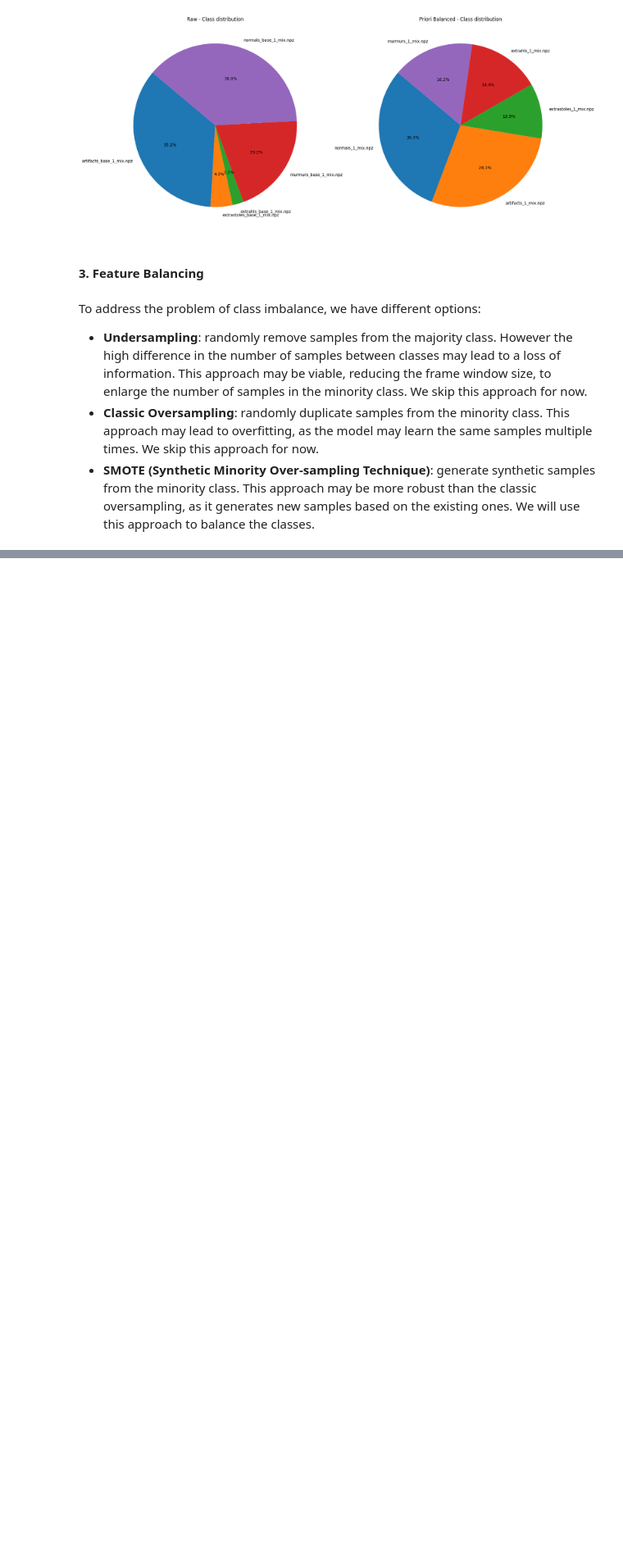
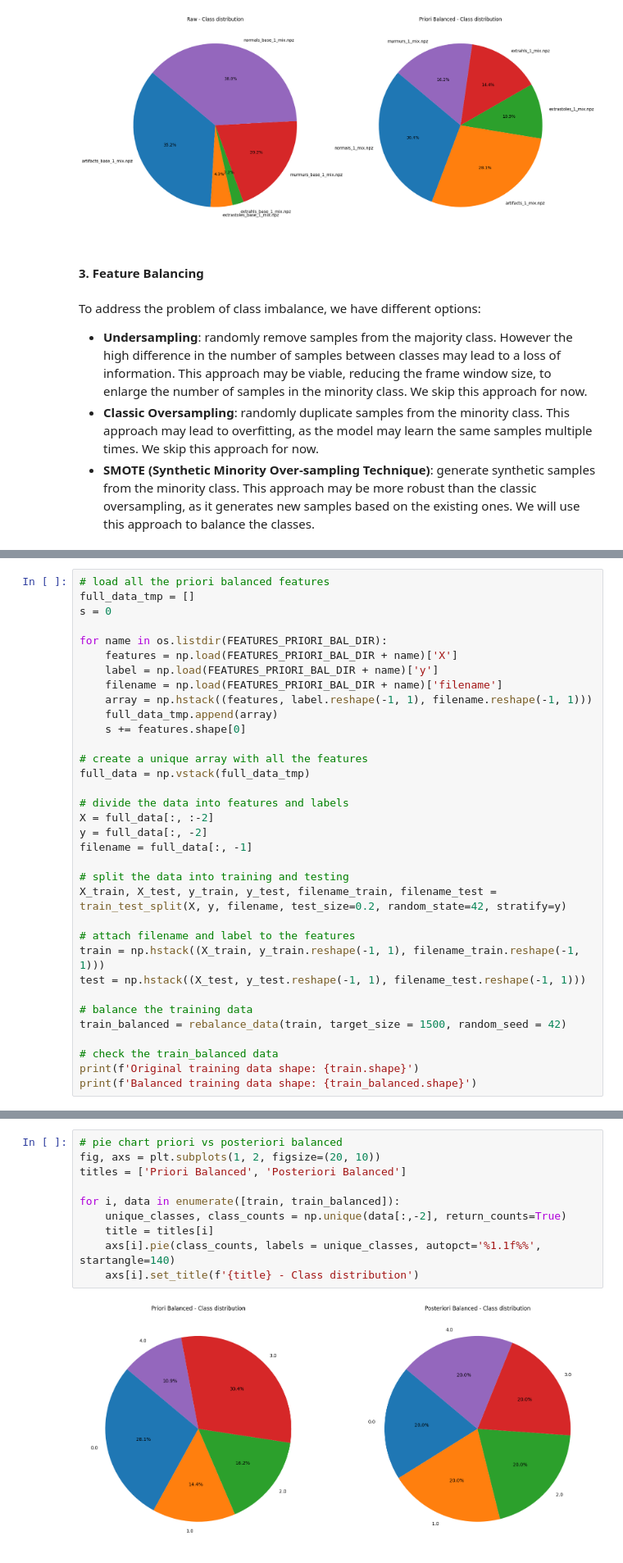
Before and after one commit to DavideLigari01/advanced-biomedical-project, a Jupyter notebook: notebooks/posteriori_balancing.ipynb, the cells around one changed output, grey strips where cells are left out. Shown at 82% size. Cells and saved outputs as stored; diff of their text form; blank space fills up the shorter version.

Commit message:
posteriori

```diff
--- a/notebooks/posteriori_balancing.ipynb
+++ b/notebooks/posteriori_balancing.ipynb
@@ -140,0 +156,34 @@ def rebalance_data(data_to_balance, target_size, random_seed, get_np_arrays=True
+# %%
+# load all the priori balanced features
+full_data_tmp = []
+s = 0
+
+for name in os.listdir(FEATURES_PRIORI_BAL_DIR):
+    features = np.load(FEATURES_PRIORI_BAL_DIR + name)['X']
+    label = np.load(FEATURES_PRIORI_BAL_DIR + name)['y']
+    filename = np.load(FEATURES_PRIORI_BAL_DIR + name)['filename']
+    array = np.hstack((features, label.reshape(-1, 1), filename.reshape(-1, 1)))
+    full_data_tmp.append(array)
+    s += features.shape[0]
+
+# create a unique array with all the features
+full_data = np.vstack(full_data_tmp)
+
+# divide the data into features and labels
+X = full_data[:, :-2]
+y = full_data[:, -2]
+filename = full_data[:, -1]
+
+# split the data into training and testing
+X_train, X_test, y_train, y_test, filename_train, filename_test = train_test_split(X, y, filename, test_size=0.2, random_state=42, stratify=y)
+
+# attach filename and label to the features
+train = np.hstack((X_train, y_train.reshape(-1, 1), filename_train.reshape(-1, 1)))
+test = np.hstack((X_test, y_test.reshape(-1, 1), filename_test.reshape(-1, 1)))
+
+# balance the training data
+train_balanced = rebalance_data(train, target_size = 1500, random_seed = 42)
+
+# check the train_balanced data
+print(f'Original training data shape: {train.shape}')
+print(f'Balanced training data shape: {train_balanced.shape}')
@@ -140,0 +193,12 @@ def rebalance_data(data_to_balance, target_size, random_seed, get_np_arrays=True
+# %%
+# pie chart priori vs posteriori balanced
+fig, axs = plt.subplots(1, 2, figsize=(20, 10))
+titles = ['Priori Balanced', 'Posteriori Balanced']
+
+for i, data in enumerate([train, train_balanced]):
+    unique_classes, class_counts = np.unique(data[:,-2], return_counts=True)
+    title = titles[i]
+    axs[i].pie(class_counts, labels = unique_classes, autopct='%1.1f%%', startangle=140)
+    axs[i].set_title(f'{title} - Class distribution')
+# %% [output]
+[figure, added]
```
Also changed, not shown: parts of 7 cells of this notebook, 1 other file.
